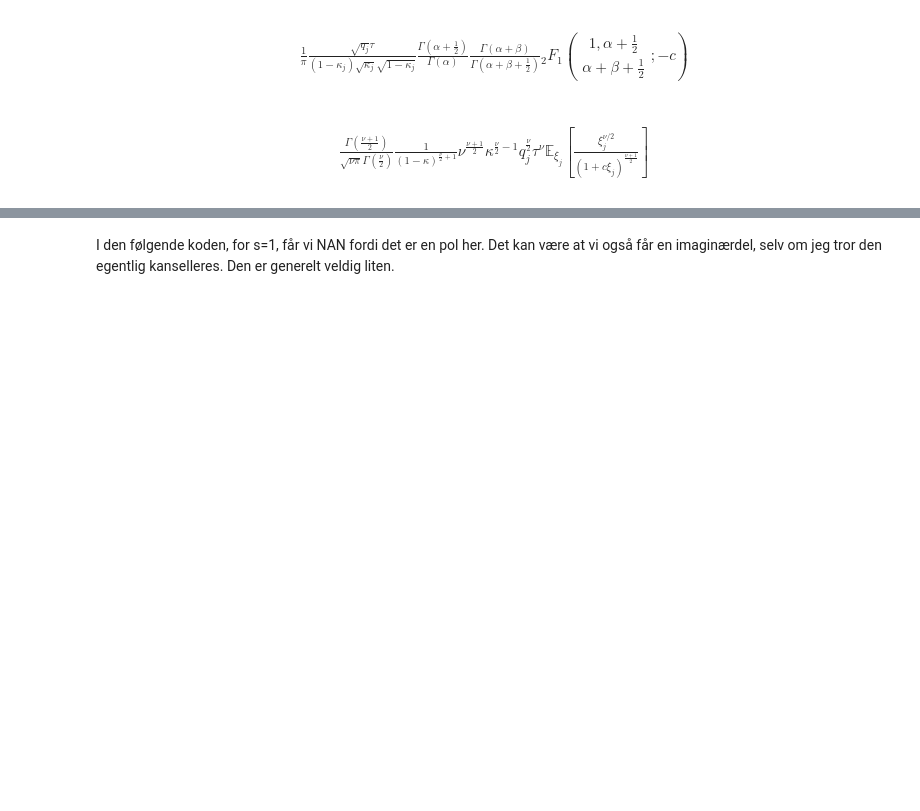
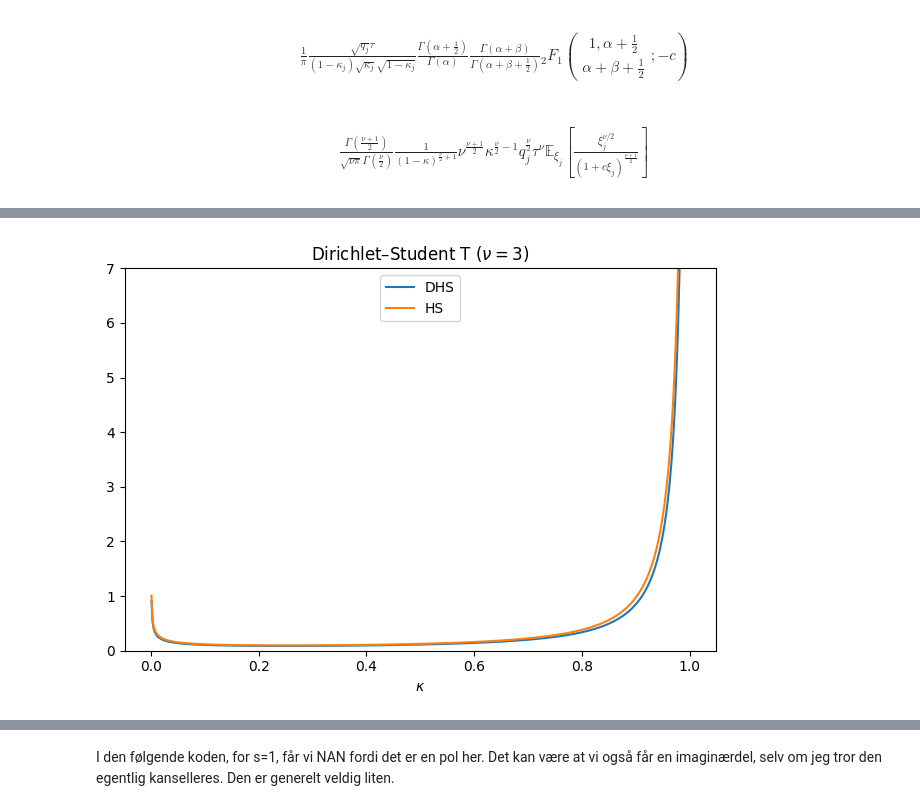
Before and after one commit to AugustArnstad/shrinkage_priors_in_BNNs, a Jupyter notebook: OLD/kappa.ipynb, the cells around one changed output, grey strips where cells are left out. Drawn from its saved outputs; the diff is of its cells as text; code cells hidden in the pictures; blank space fills up the shorter version.

```diff
--- a/OLD/kappa.ipynb
+++ b/OLD/kappa.ipynb
@@ -202,3 +206,18 @@ plt.show()
+# %%
+kappa_vals = np.linspace(0.001, 0.999, 500)
+p_DHS = [p_kappa_dirichlet_horseshoe(k, alpha, beta, a_j=np.sqrt(10)*0.1) for k in kappa_vals]
+p_HS = [p_kappa_horseshoe(k, a_j=0.1) for k in kappa_vals]
+plt.figure()
+plt.plot(kappa_vals, p_DHS, label=r"DHS")
+plt.plot(kappa_vals, p_HS, label=r"HS")
+plt.xlabel(r"$\kappa$")
+plt.title(r"Dirichlet–Student T $(\nu=3)$")
+plt.ylim((0, 7))
+plt.legend(loc='upper center')
+plt.tight_layout()
+plt.show()
+# %% [output]
+[figure, added]
 # %%
 import numpy as np
 import matplotlib.pyplot as plt
```
Also changed, not shown: parts of 2 cells of this notebook, 10 other files.
